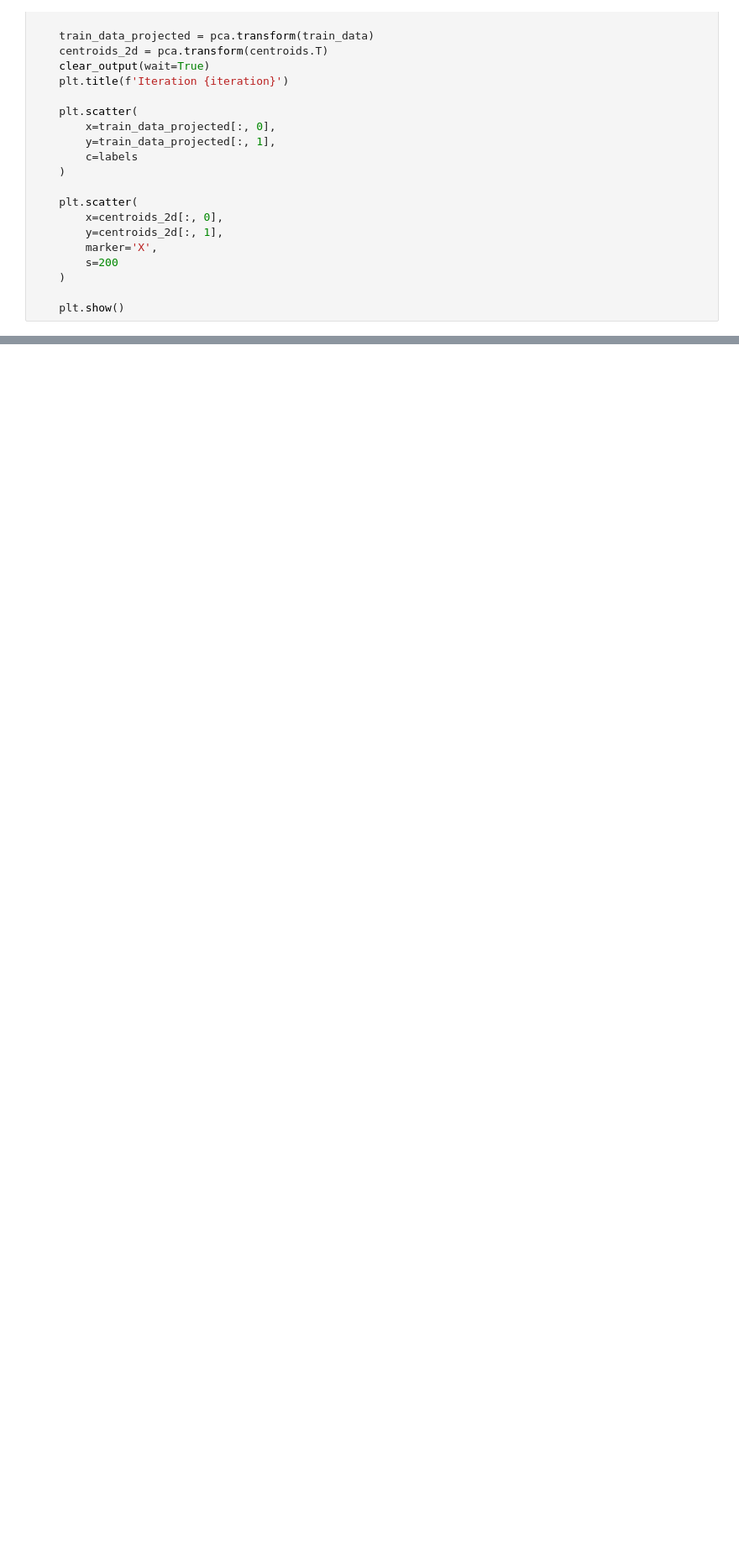
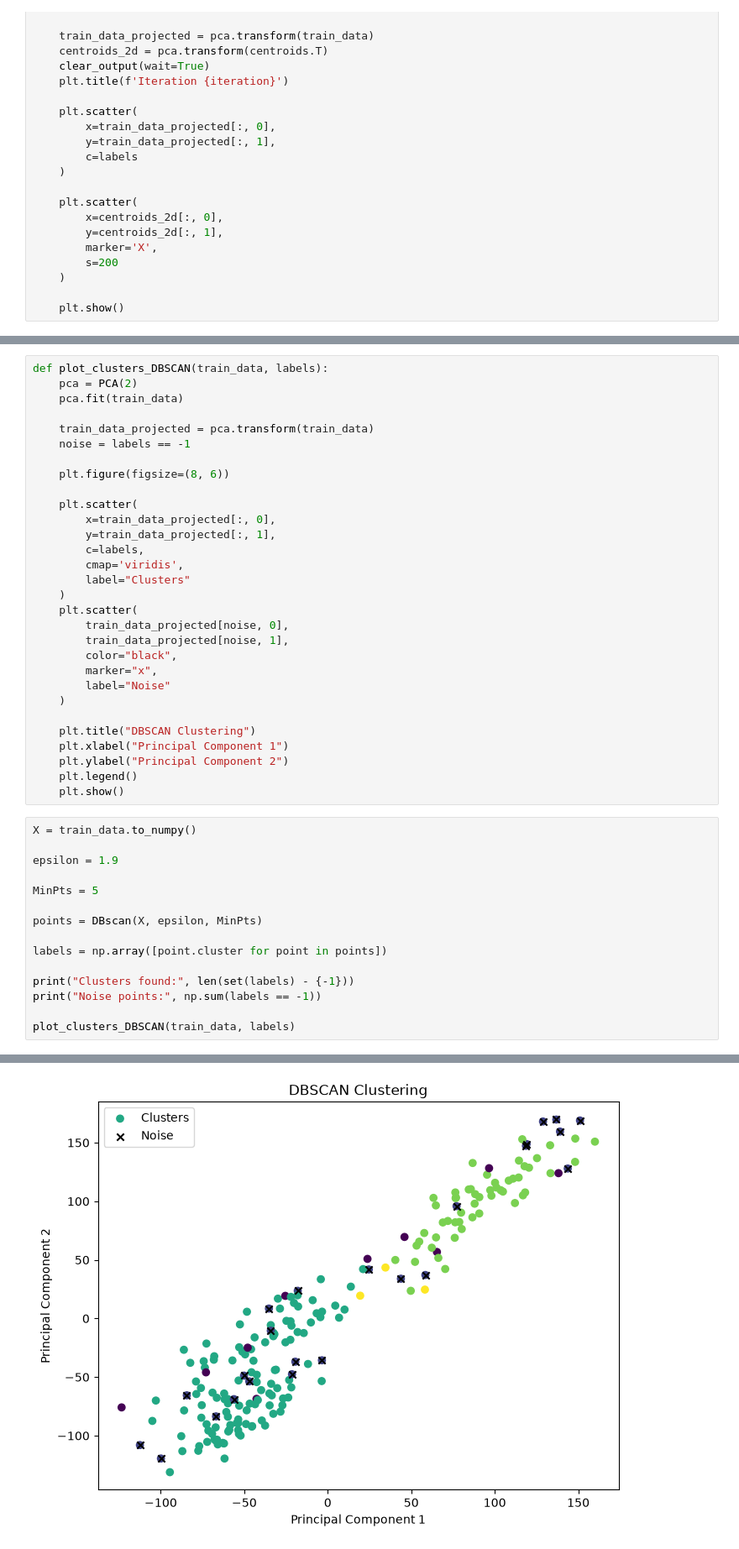
Before and after one commit to MANAS-AI-TaskPhase-26-27/Dhanush-Manas-TaskPhase, a Jupyter notebook: K-Means Clustering.ipynb, the cells around one changed output, grey strips where cells are left out. Shown at 84% size. Cells and saved outputs as stored; diff of their text form; blank space fills up the shorter version.

Commit message:
DBSCAN implementation done

```diff
--- a/K-Means Clustering.ipynb
+++ b/K-Means Clustering.ipynb
@@ -249,0 +305,46 @@ Silhouette score: 0.42212676242010666
+# %%
+def plot_clusters_DBSCAN(train_data, labels):
+    pca = PCA(2)
+    pca.fit(train_data)
+
+    train_data_projected = pca.transform(train_data)
+    noise = labels == -1
+
+    plt.figure(figsize=(8, 6))
+
+    plt.scatter(
+        x=train_data_projected[:, 0],
+        y=train_data_projected[:, 1],
+        c=labels,
+        cmap='viridis',
+        label="Clusters"
+    )
+    plt.scatter(
+        train_data_projected[noise, 0],
+        train_data_projected[noise, 1],
+        color="black",
+        marker="x",
+        label="Noise"
+    )
+
+    plt.title("DBSCAN Clustering")
+    plt.xlabel("Principal Component 1")
+    plt.ylabel("Principal Component 2")
+    plt.legend()
+    plt.show()
+# %%
+X = train_data.to_numpy()
+
+epsilon = 1.9
+
+MinPts = 5
+
+points = DBscan(X, epsilon, MinPts)
+
+labels = np.array([point.cluster for point in points])
+
+print("Clusters found:", len(set(labels) - {-1}))
+print("Noise points:", np.sum(labels == -1))
+
+plot_clusters_DBSCAN(train_data, labels)
+# %% [output]
@@ -249,0 +353 @@ Silhouette score: 0.42212676242010666
+[figure, added]
```
Also changed, not shown: parts of 11 cells of this notebook.
